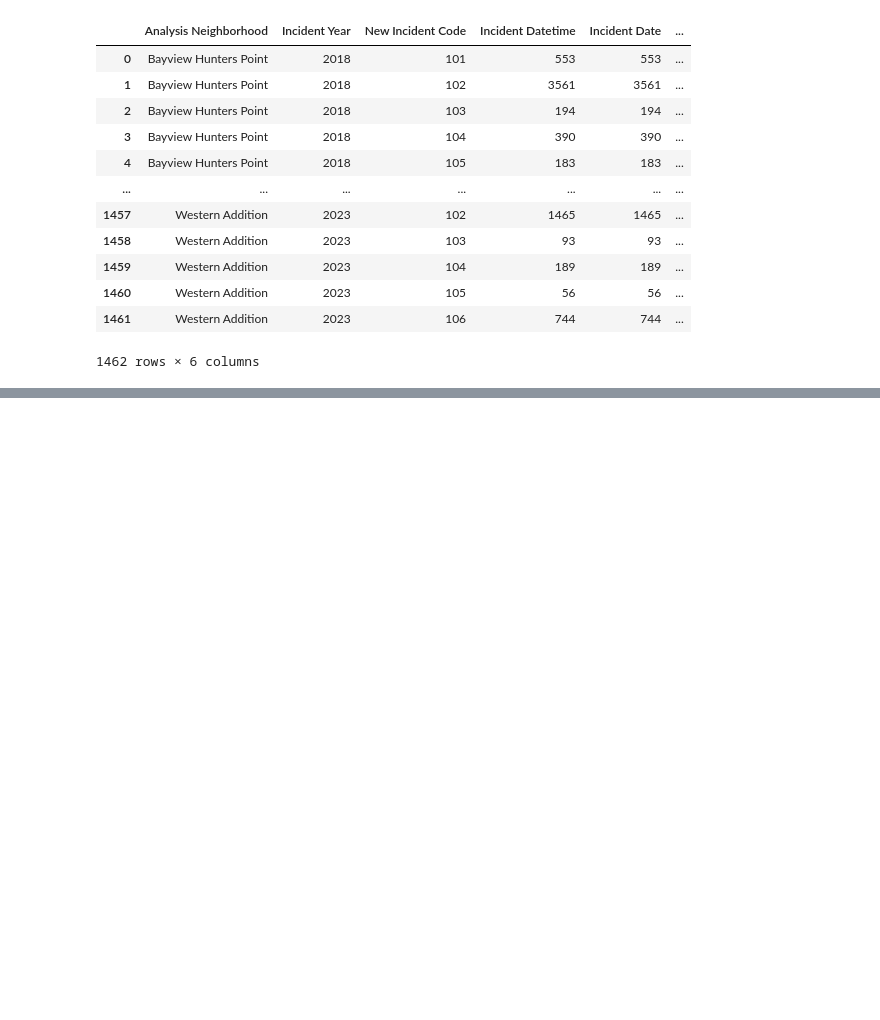
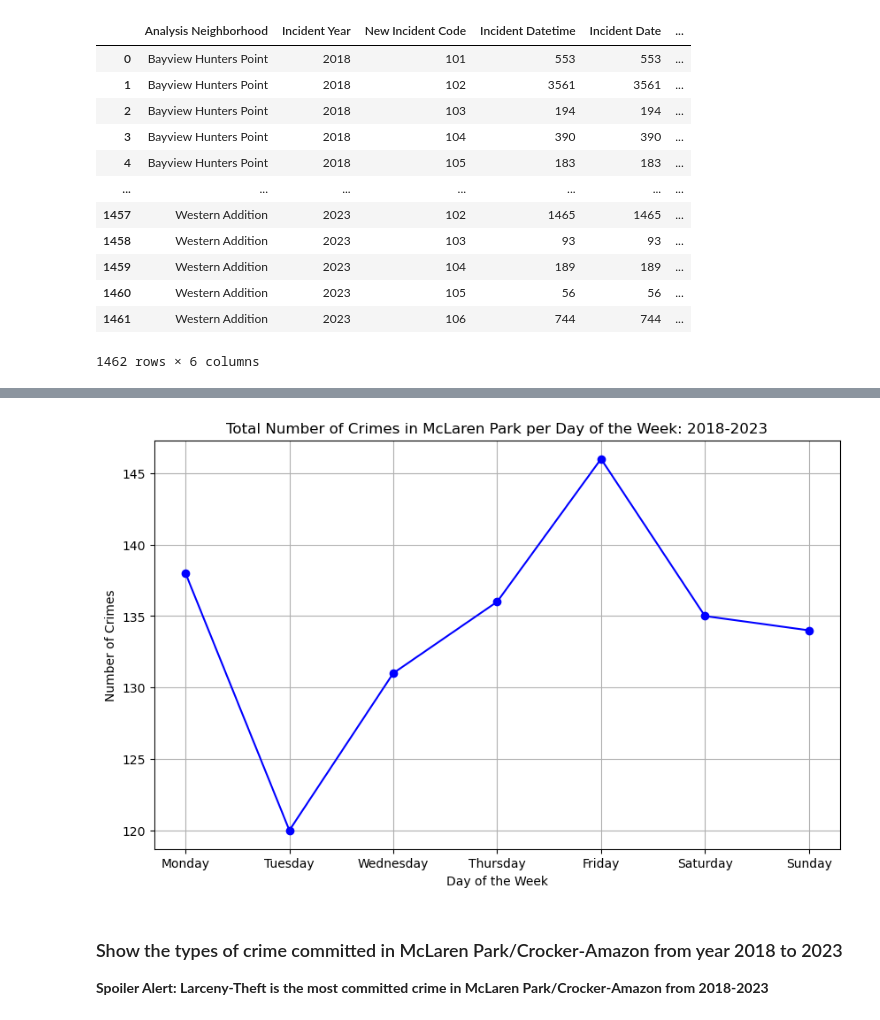
Before and after one commit to rabellan/SafetyNet, a Jupyter notebook: Cleaned_CSV_ASMAnalysis_Oct22.ipynb, the cells around one changed output, grey strips where cells are left out. Cells and saved outputs as stored; diff of their text form; code cells hidden in the pictures; blank space fills up the shorter version.

```diff
--- a/Cleaned_CSV_ASMAnalysis_Oct22.ipynb
+++ b/Cleaned_CSV_ASMAnalysis_Oct22.ipynb
@@ -533,0 +658,24 @@ newcode_clean_org.reset_index()
+# %%
+# Filter data for McLaren Park
+mclaren_park_data_2018_2023 = sf_orig_df[sf_orig_df['Analysis Neighborhood'] == 'McLaren Park']
+
+# Group data by day of the week and calculate the total number of crimes
+crimes_per_day_2018_2023 = mclaren_park_data_2018_2023['Incident Day of Week'].value_counts().sort_index()
+
+# Define the order of days for proper sorting in the line graph
+days_order = ['Monday', 'Tuesday', 'Wednesday', 'Thursday', 'Friday', 'Saturday', 'Sunday']
+
+# Create a line graph
+plt.figure(figsize=(10, 6))
+crimes_per_day_2018_2023[days_order].plot(marker='o', linestyle='-', color='b')
+plt.title('Total Number of Crimes in McLaren Park per Day of the Week: 2018-2023')
+plt.xlabel('Day of the Week')
+plt.ylabel('Number of Crimes')
+plt.grid(True)
+plt.show()
+# %% [output]
+[figure, added]
+# %% [markdown]
+### Show the types of crime committed in McLaren Park/Crocker-Amazon from year 2018 to 2023 ###
+
+**Spoiler Alert: Larceny-Theft is the most committed crime in McLaren Park/Crocker-Amazon from 2018-2023**
```
Also changed, not shown: parts of 22 cells of this notebook, 1 other file.
